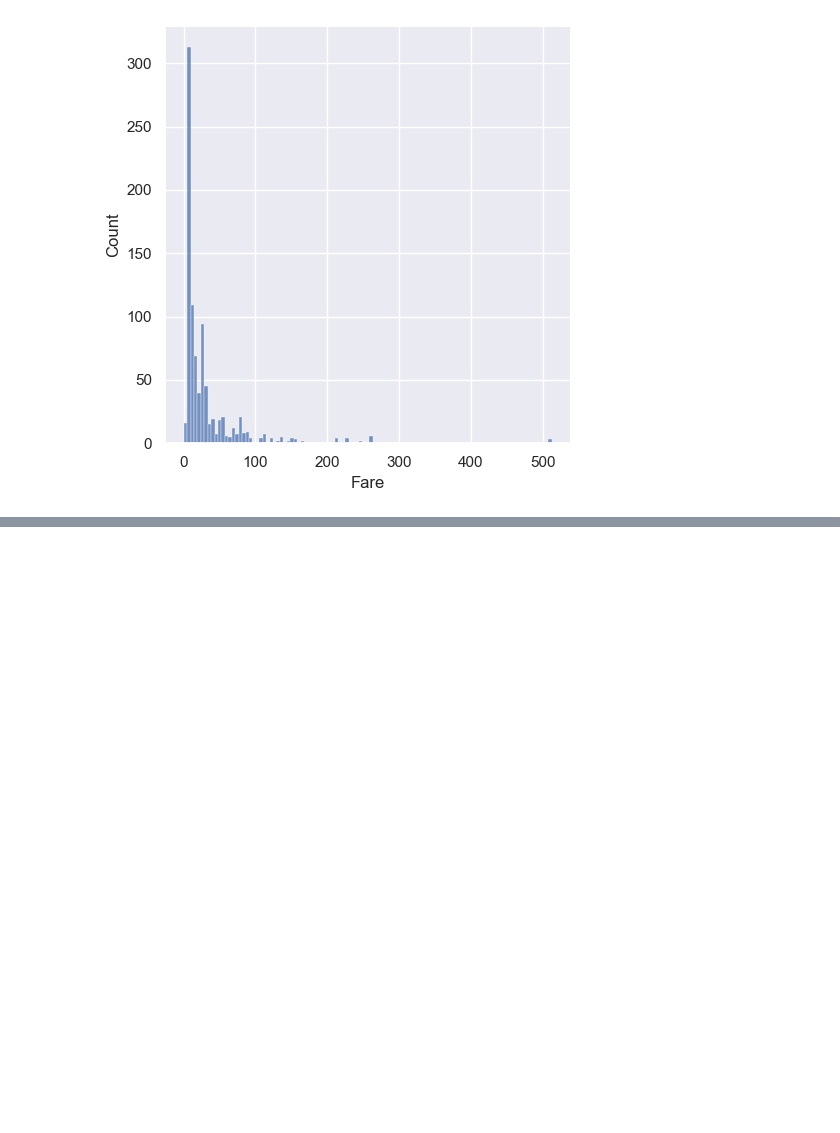
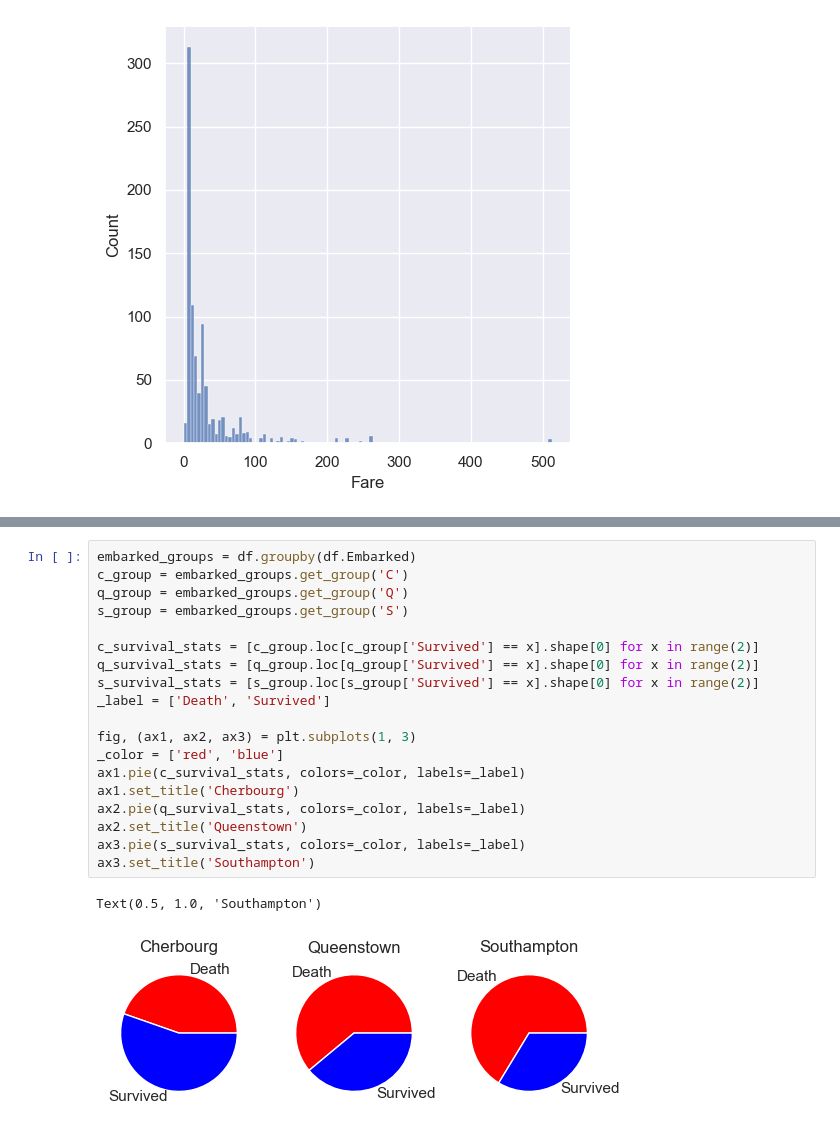
Before and after one commit to YumengLiu6044/titanicPredictions, a Jupyter notebook: data_analysis.ipynb, the cells around one changed output, grey strips where cells are left out. Cells and saved outputs as stored; diff of their text form; blank space fills up the shorter version.

Commit message:
Added pie charts of survival statistics by ports of embarkation

```diff
--- a/data_analysis.ipynb
+++ b/data_analysis.ipynb
@@ -54,3 +68,25 @@ ax3.set_title('Third class')
 # %% [output]
 Text(0.5, 1.0, 'Third class')
 [figure]
+# %%
+embarked_groups = df.groupby(df.Embarked)
+c_group = embarked_groups.get_group('C')
+q_group = embarked_groups.get_group('Q')
+s_group = embarked_groups.get_group('S')
+
+c_survival_stats = [c_group.loc[c_group['Survived'] == x].shape[0] for x in range(2)]
+q_survival_stats = [q_group.loc[q_group['Survived'] == x].shape[0] for x in range(2)]
+s_survival_stats = [s_group.loc[s_group['Survived'] == x].shape[0] for x in range(2)]
+_label = ['Death', 'Survived']
+
+fig, (ax1, ax2, ax3) = plt.subplots(1, 3)
+_color = ['red', 'blue']
+ax1.pie(c_survival_stats, colors=_color, labels=_label)
+ax1.set_title('Cherbourg')
+ax2.pie(q_survival_stats, colors=_color, labels=_label)
+ax2.set_title('Queenstown')
+ax3.pie(s_survival_stats, colors=_color, labels=_label)
+ax3.set_title('Southampton')
+# %% [output]
+Text(0.5, 1.0, 'Southampton')
+[figure, added]
```
Also changed, not shown: parts of 2 cells of this notebook.
